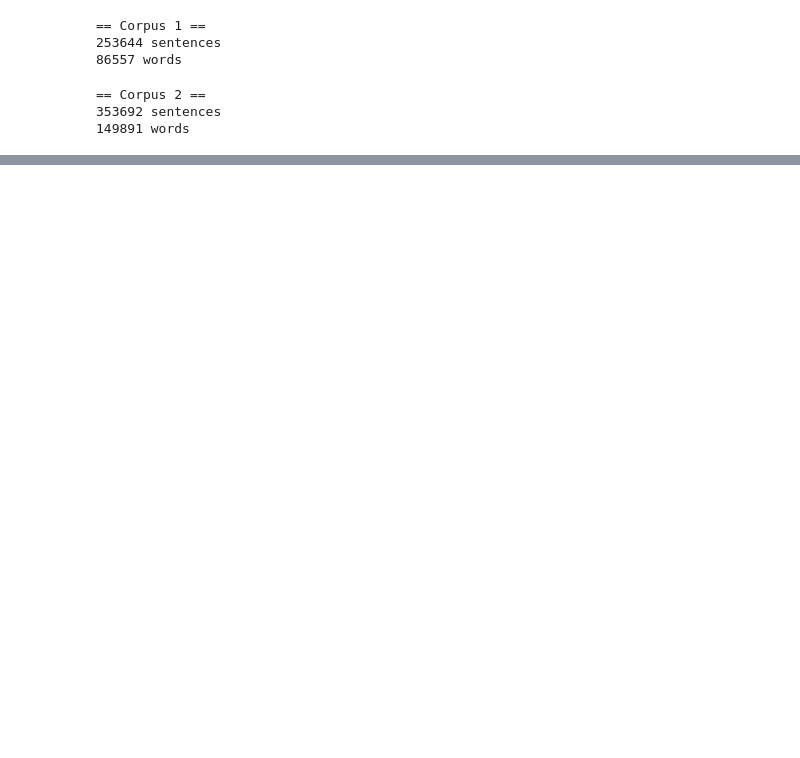
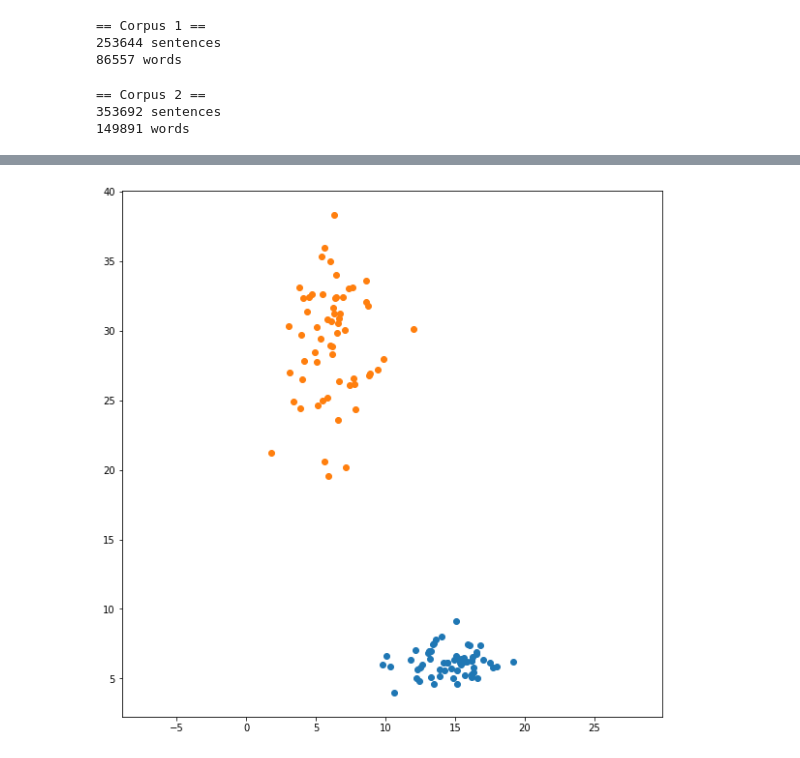
Before and after one commit to blietard/LexSemChange, a Jupyter notebook: static.ipynb, the cells around one changed output, grey strips where cells are left out. Cells and saved outputs as stored; diff of their text form; code cells hidden in the pictures; blank space fills up the shorter version.

```diff
--- a/static.ipynb
+++ b/static.ipynb
@@ -53,0 +200,24 @@ sc.spatial.distance.cosine(ppmi1['he'],ppmi2['he'])
+# %%
+import matplotlib.pyplot as plt
+
+
+A = np.random.normal(loc=(15,6),scale=(2,1),size=(60,2))
+
+factor=2
+B = factor*(np.array((A[:,1],A[:,0])) ).T
+B[:,0] = A[:,1].mean()+ (B[:,0] - B[:,0].mean())
+
+fig = plt.figure(figsize=(10,10))
+ax = fig.add_subplot(111)
+# ax.set_xlim((-3,10))
+# ax.set_ylim((-3,10))
+fig.patch.set_facecolor('white')
+ax.set_facecolor('white')
+ax.scatter(A.T[0],A.T[1])
+ax.scatter(B.T[0],B.T[1])
+
+plt.axis('equal')
+
+plt.show()
+# %% [output]
+[figure, added]
```
Also changed, not shown: parts of 30 cells of this notebook, 8 other files.
